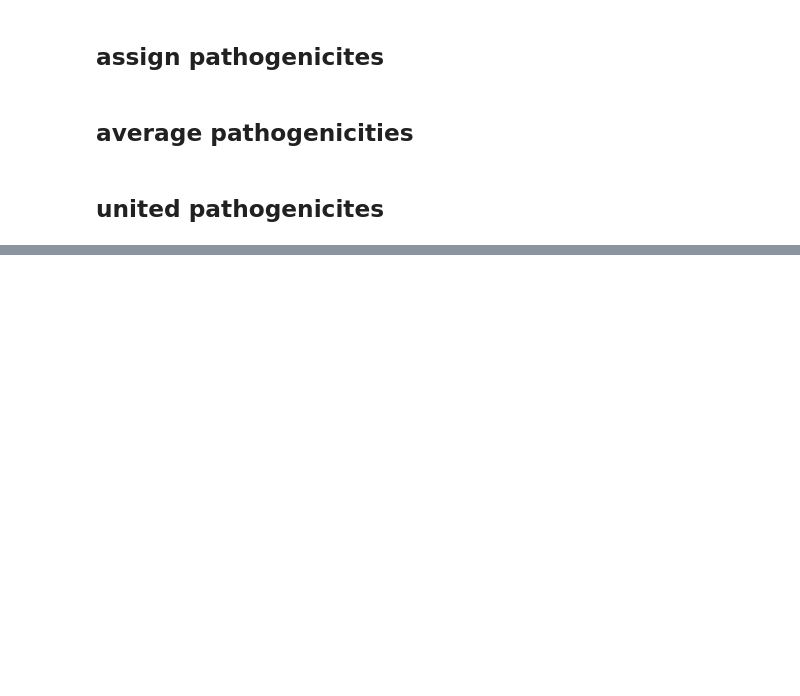
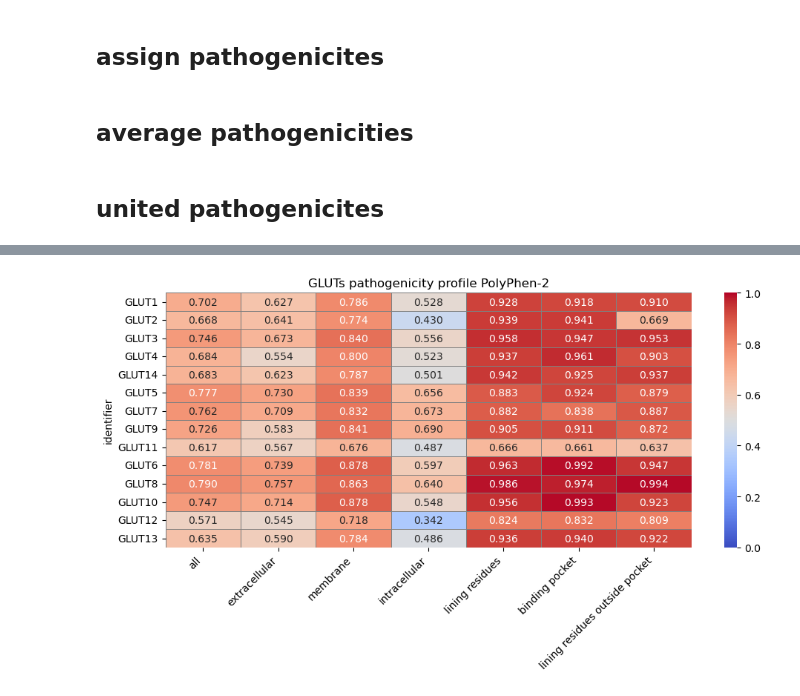
Before and after one commit to DominikMartinat/GLUT_pathogenicity_analysis, a Jupyter notebook: run_workflow.ipynb, the cells around one changed output, grey strips where cells are left out. Cells and saved outputs as stored; diff of their text form; code cells hidden in the pictures; blank space fills up the shorter version.

```diff
--- a/run_workflow.ipynb
+++ b/run_workflow.ipynb
@@ -251,0 +278,8 @@ plt.show()
+# %%
+#create heatmaps
+#polyphen-2
+
+
+analysis.crate_heatmap(PP_DIR / 'united_averages.csv', 'PolyPhen-2', RES_DIR / 'PolyPhen-2_pathogenicity_heatmap.png')
+# %% [output]
+[figure, added]
```
Also changed, not shown: parts of 12 cells of this notebook, 3 other files.
